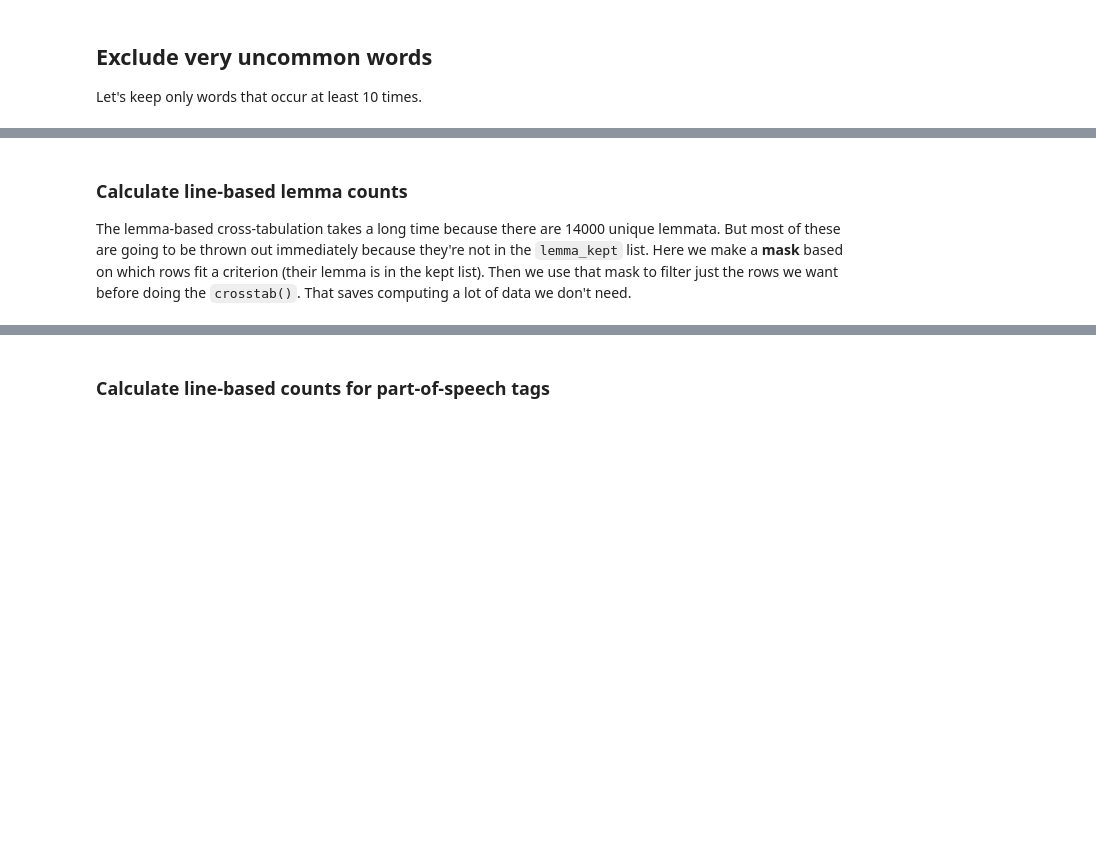
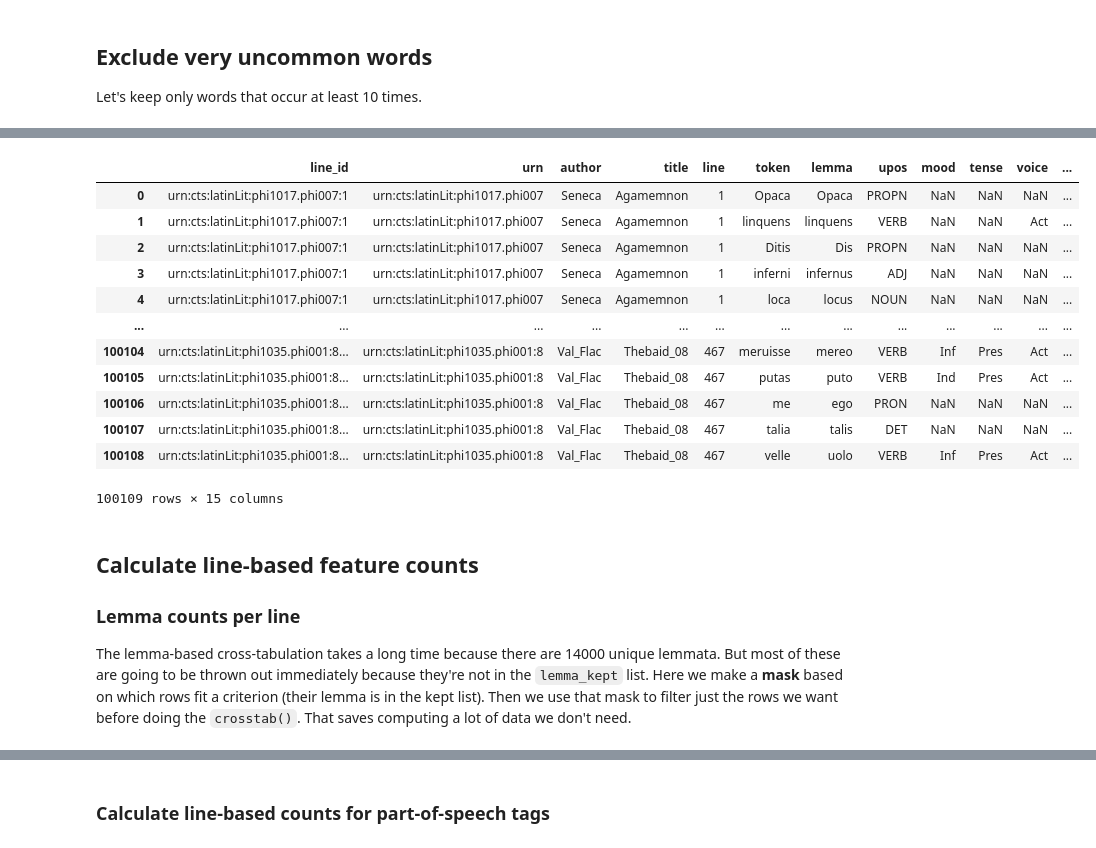
Before and after one commit to cwf2/mta_summer_2023, a Jupyter notebook: 06 - Rolling stylometry.ipynb, the cells around one changed output, grey strips where cells are left out. Cells and saved outputs as stored; diff of their text form; code cells hidden in the pictures; blank space fills up the shorter version.

```diff
--- a/06 - Rolling stylometry.ipynb
+++ b/06 - Rolling stylometry.ipynb
@@ -91,5 +119,24 @@ len(no_punct.line_id.unique())
+# %%
+no_punct.insert(0, 'line_id', line_urns_cat)
+display(no_punct)
+# %% [output]
+|  | line_id | urn | author | title | line | token | lemma | upos | mood | tense | voice | ... |
+| 0 | urn:cts:latinLit:phi1017.phi007:1 | urn:cts:latinLit:phi1017.phi007 | Seneca | Agamemnon | 1 | Opaca | Opaca | PROPN | NaN | NaN | NaN | ... |
+| 1 | urn:cts:latinLit:phi1017.phi007:1 | urn:cts:latinLit:phi1017.phi007 | Seneca | Agamemnon | 1 | linquens | linquens | VERB | NaN | NaN | Act | ... |
+| 2 | urn:cts:latinLit:phi1017.phi007:1 | urn:cts:latinLit:phi1017.phi007 | Seneca | Agamemnon | 1 | Ditis | Dis | PROPN | NaN | NaN | NaN | ... |
+| 3 | urn:cts:latinLit:phi1017.phi007:1 | urn:cts:latinLit:phi1017.phi007 | Seneca | Agamemnon | 1 | inferni | infernus | ADJ | NaN | NaN | NaN | ... |
+| 4 | urn:cts:latinLit:phi1017.phi007:1 | urn:cts:latinLit:phi1017.phi007 | Seneca | Agamemnon | 1 | loca | locus | NOUN | NaN | NaN | NaN | ... |
+| ... | ... | ... | ... | ... | ... | ... | ... | ... | ... | ... | ... | ... |
+| 100104 | urn:cts:latinLit:phi1035.phi001:8... | urn:cts:latinLit:phi1035.phi001:8 | Val_Flac | Thebaid_08 | 467 | meruisse | mereo | VERB | Inf | Pres | Act | ... |
+| 100105 | urn:cts:latinLit:phi1035.phi001:8... | urn:cts:latinLit:phi1035.phi001:8 | Val_Flac | Thebaid_08 | 467 | putas | puto | VERB | Ind | Pres | Act | ... |
+| 100106 | urn:cts:latinLit:phi1035.phi001:8... | urn:cts:latinLit:phi1035.phi001:8 | Val_Flac | Thebaid_08 | 467 | me | ego | PRON | NaN | NaN | NaN | ... |
+| 100107 | urn:cts:latinLit:phi1035.phi001:8... | urn:cts:latinLit:phi1035.phi001:8 | Val_Flac | Thebaid_08 | 467 | talia | talis | DET | NaN | NaN | NaN | ... |
+| 100108 | urn:cts:latinLit:phi1035.phi001:8... | urn:cts:latinLit:phi1035.phi001:8 | Val_Flac | Thebaid_08 | 467 | velle | uolo | VERB | Inf | Pres | Act | ... |
+100109 rows × 15 columns
 # %% [markdown]
-### Calculate line-based lemma counts
+## Calculate line-based feature counts
+
+### Lemma counts per line
 
 The lemma-based cross-tabulation takes a long time because there are 14000 unique lemmata. But most of these are going to be thrown out immediately because they're not in the `lemma_kept` list. Here we make a **mask** based on which rows fit a criterion (their lemma is in the kept list). Then we use that mask to filter just the rows we want before doing the `crosstab()`. That saves computing a lot of data we don't need.
 # %%
```
Also changed, not shown: parts of 18 cells of this notebook, 3 other files.
